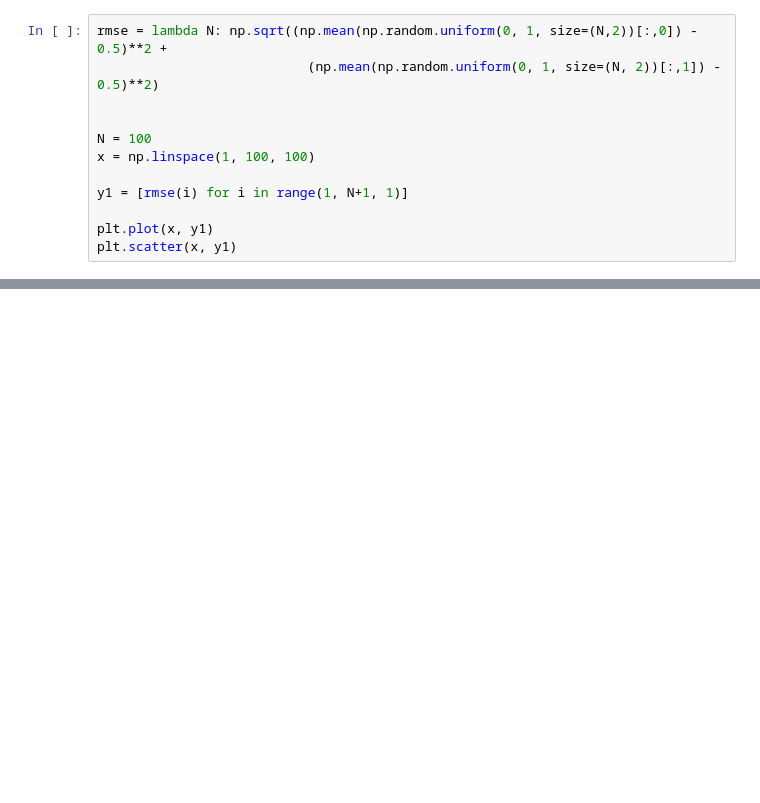
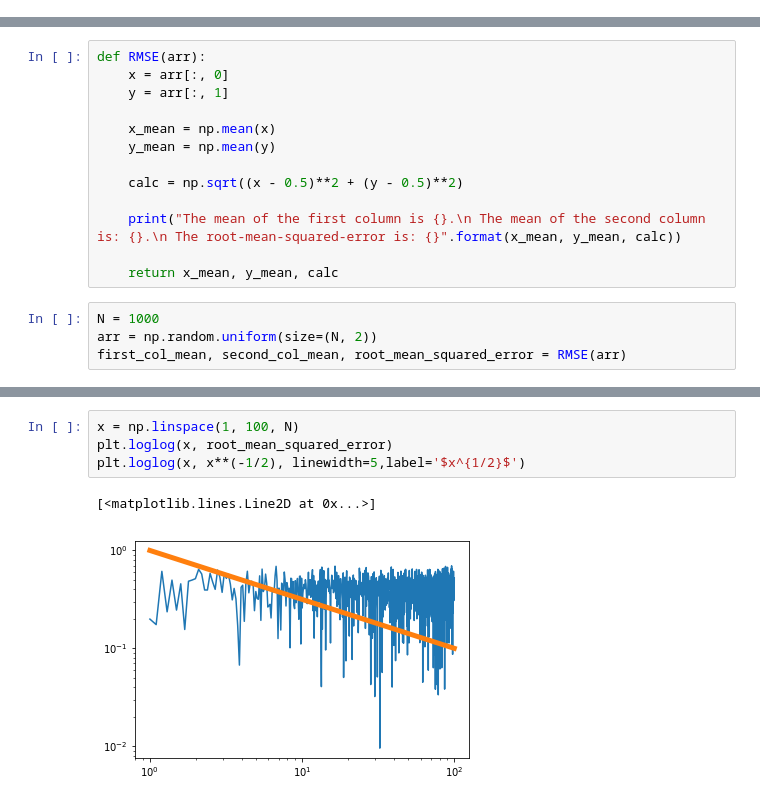
Before and after one commit to pots7878/Random_Processes, a Jupyter notebook: lab02_Random_Processes.ipynb, the cells around one changed output, grey strips where cells are left out. Drawn from its saved outputs; the diff is of its cells as text; blank space fills up the shorter version.

Commit message:
altered rmse function to return mean of both columns and vector of rmse values. Loglog plot looks off

```diff
--- a/lab02_Random_Processes.ipynb
+++ b/lab02_Random_Processes.ipynb
@@ -42,12 +36,0 @@ print(y_mean)
-# %%
-rmse = lambda N: np.sqrt((np.mean(np.random.uniform(0, 1, size=(N,2))[:,0]) - 0.5)**2 +
-                           (np.mean(np.random.uniform(0, 1, size=(N, 2))[:,1]) - 0.5)**2)
-
-
-N = 100
-x = np.linspace(1, 100, 100)
-
-y1 = [rmse(i) for i in range(1, N+1, 1)]
-
-plt.plot(x, y1)
-plt.scatter(x, y1)
@@ -56,0 +37,17 @@ plt.scatter(x, y1)
+# %%
+def RMSE(arr):
+    x = arr[:, 0]
+    y = arr[:, 1]
+
+    x_mean = np.mean(x)
+    y_mean = np.mean(y)
+
+    calc = np.sqrt((x - 0.5)**2 + (y - 0.5)**2)
+
+    print("The mean of the first column is {}.\n The mean of the second column is: {}.\n The root-mean-squared-error is: {}".format(x_mean, y_mean, calc))
+
+    return x_mean, y_mean, calc
+# %%
+N = 1000
+arr = np.random.uniform(size=(N, 2))
+first_col_mean, second_col_mean, root_mean_squared_error = RMSE(arr)
@@ -56,0 +72,7 @@ plt.scatter(x, y1)
+# %%
+x = np.linspace(1, 100, N)
+plt.loglog(x, root_mean_squared_error)
+plt.loglog(x, x**(-1/2), linewidth=5,label='$x^{1/2}$')
+# %% [output]
+[<matplotlib.lines.Line2D at 0x...>]
+[figure, added]
```
Also changed, not shown: parts of 5 cells of this notebook.
